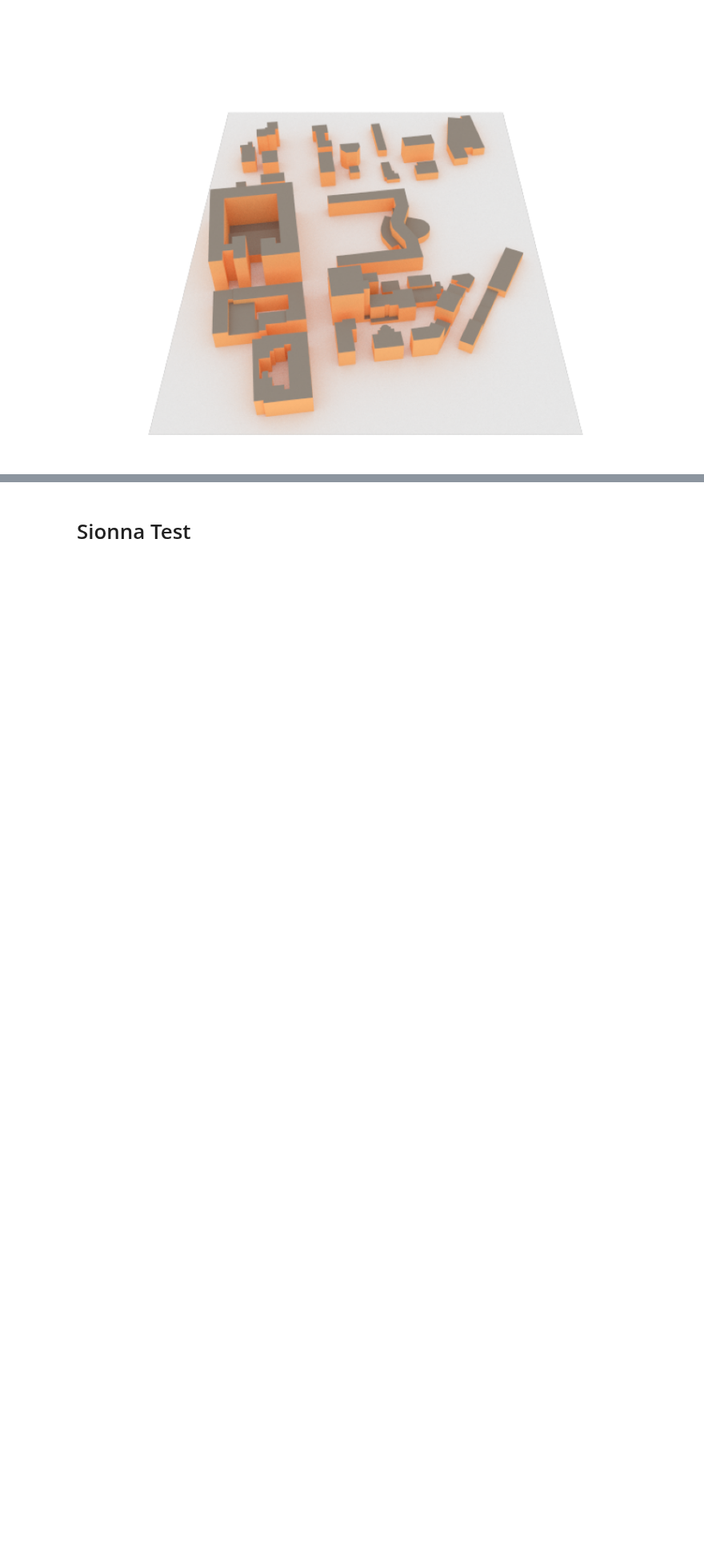
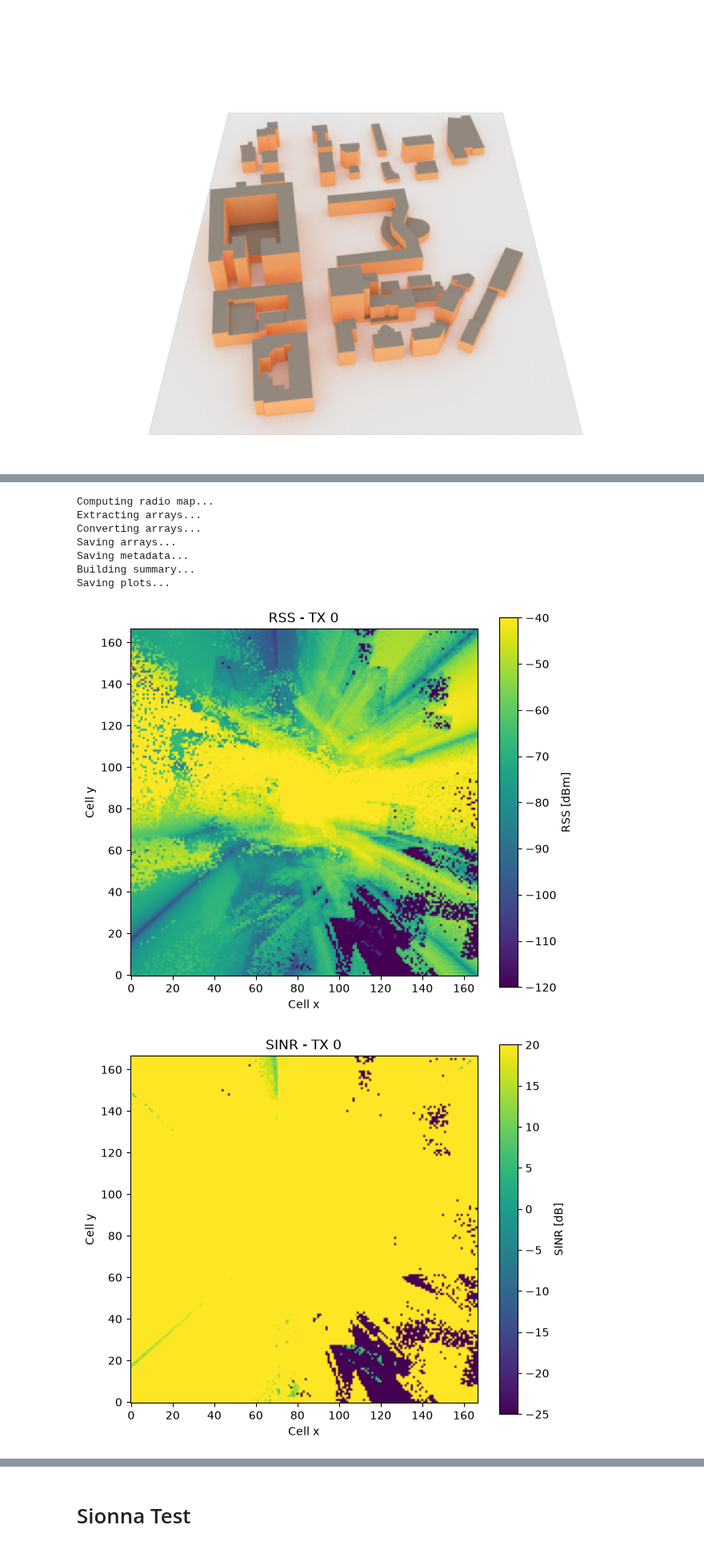
Before and after one commit to lcaprioli96/RFSim, a Jupyter notebook: src/sionna_test.ipynb, the cells around one changed output, grey strips where cells are left out. Shown at 80% size. Drawn from its saved outputs; the diff is of its cells as text; code cells hidden in the pictures; blank space fills up the shorter version.

Commit message:
Corrected Float error in metadata

```diff
--- a/src/sionna_test.ipynb
+++ b/src/sionna_test.ipynb
@@ -83,0 +88,23 @@ Error:
+# %%
+scene_id = "code_m"
+
+radiomap_config = {
+    "max_depth": 5,
+    "cell_size": [3, 3],
+    "center": [0, 1.5, 0],
+    "size": [500, 500],
+    "orientation": [0, 0, np.pi / 2],
+    "samples_per_tx": 10**7
+}
+
+sionna_tx_radiomap_generator.compute_scene_radiomap_dataset(scene_id, scene, SCENE_DIR / "m_palace", radiomap_config, True)
+# %% [output]
+Computing radio map...
+Extracting arrays...
+Converting arrays...
+Saving arrays...
+Saving metadata...
+Building summary...
+Saving plots...
+[figure, added]
+[figure, added]
```
Also changed, not shown: parts of 13 cells of this notebook, 2 other files.
